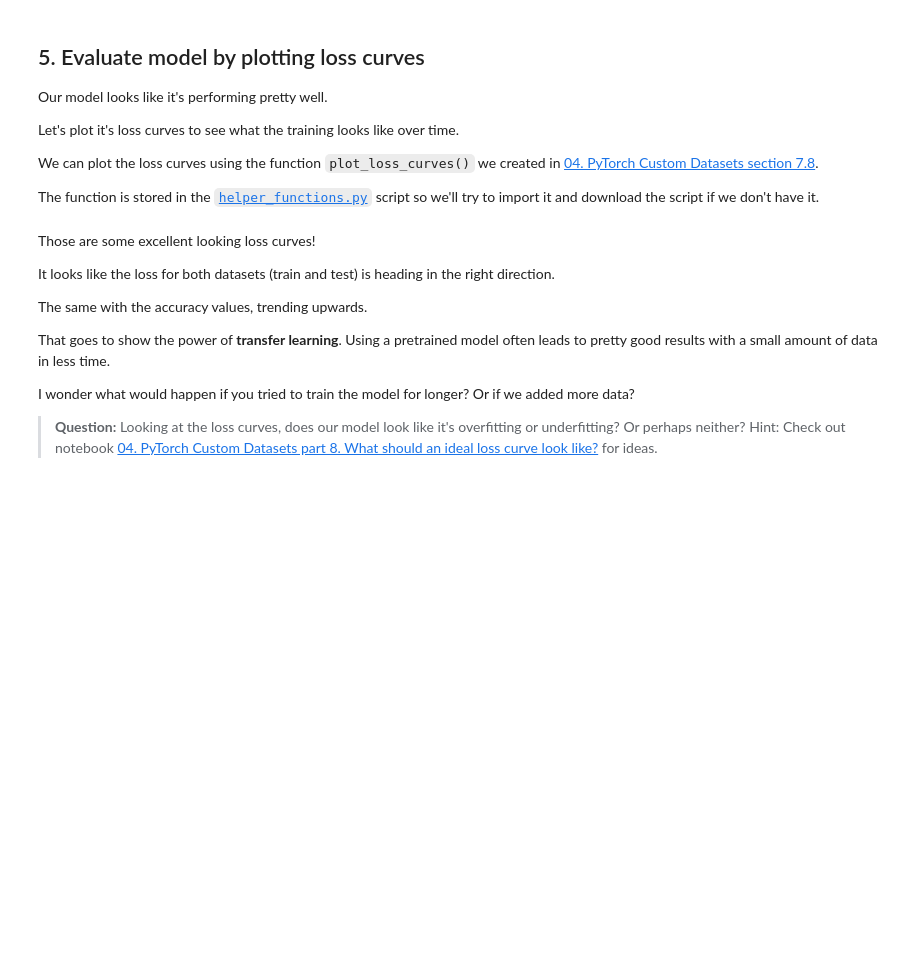
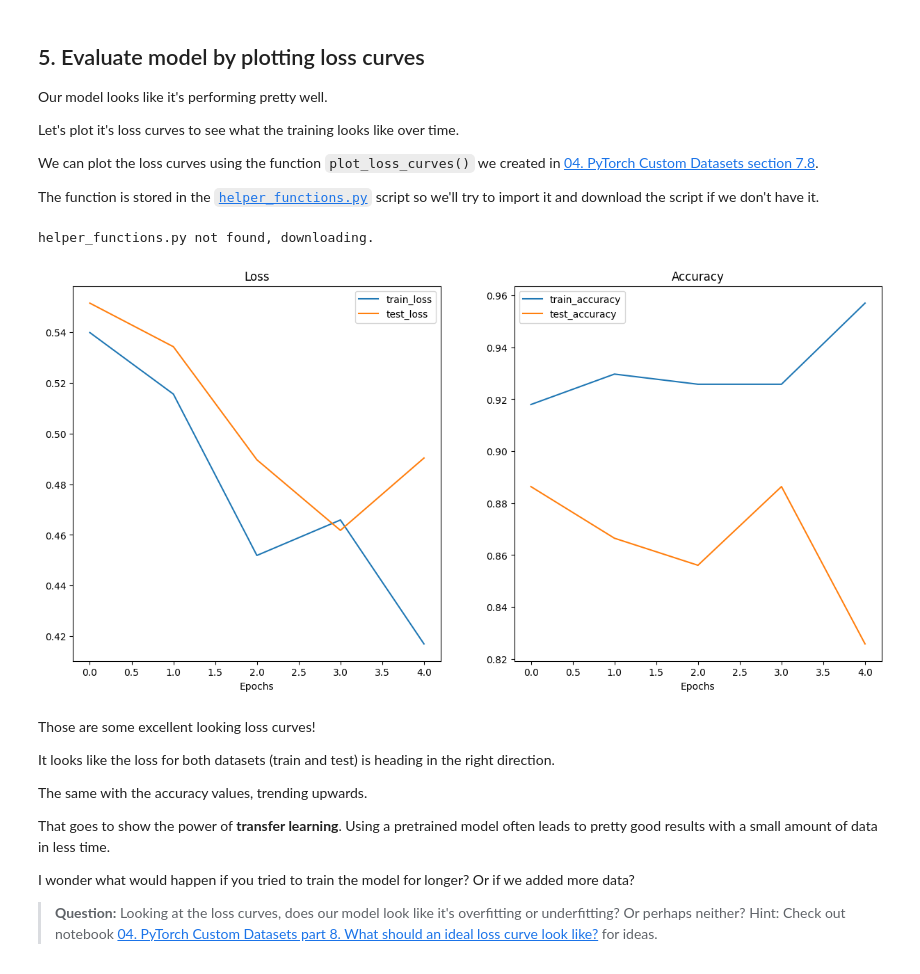
Before and after one commit to deductiveclouds/Pytorch, a Jupyter notebook: 06_pytorch_transfer_learning.ipynb, the cells around one changed output. Drawn from its saved outputs; the diff is of its cells as text; code cells hidden in the pictures; blank space fills up the shorter version.

```diff
--- a/06_pytorch_transfer_learning.ipynb
+++ b/06_pytorch_transfer_learning.ipynb
@@ -901,4 +901,20 @@ Let's plot it's loss curves to see what the training looks like over time.
 We can plot the loss curves using the function `plot_loss_curves()` we created in [04. PyTorch Custom Datasets section 7.8](https://www.learnpytorch.io/04_pytorch_custom_datasets/#78-plot-the-loss-curves-of-model-0).
 
 The function is stored in the [`helper_functions.py`](https://github.com/mrdbourke/pytorch-deep-learning/blob/main/helper_functions.py) script so we'll try to import it and download the script if we don't have it.
+# %%
+import requests
+
+try:
+  from helper_functions import plot_loss_curves
+except:
+  print('helper_functions.py not found, downloading. ')
+  with open(file='helper_functions.py', mode='wb') as f:
+    request = requests.get('https://raw.githubusercontent.com/mrdbourke/pytorch-deep-learning/main/helper_functions.py')
+    f.write(request.content)
+    from helper_functions import plot_loss_curves
+
+plot_loss_curves(results)
+# %% [output]
+helper_functions.py not found, downloading.
+[figure, added]
 # %%
```
Also changed, not shown: parts of 1 cell of this notebook.
